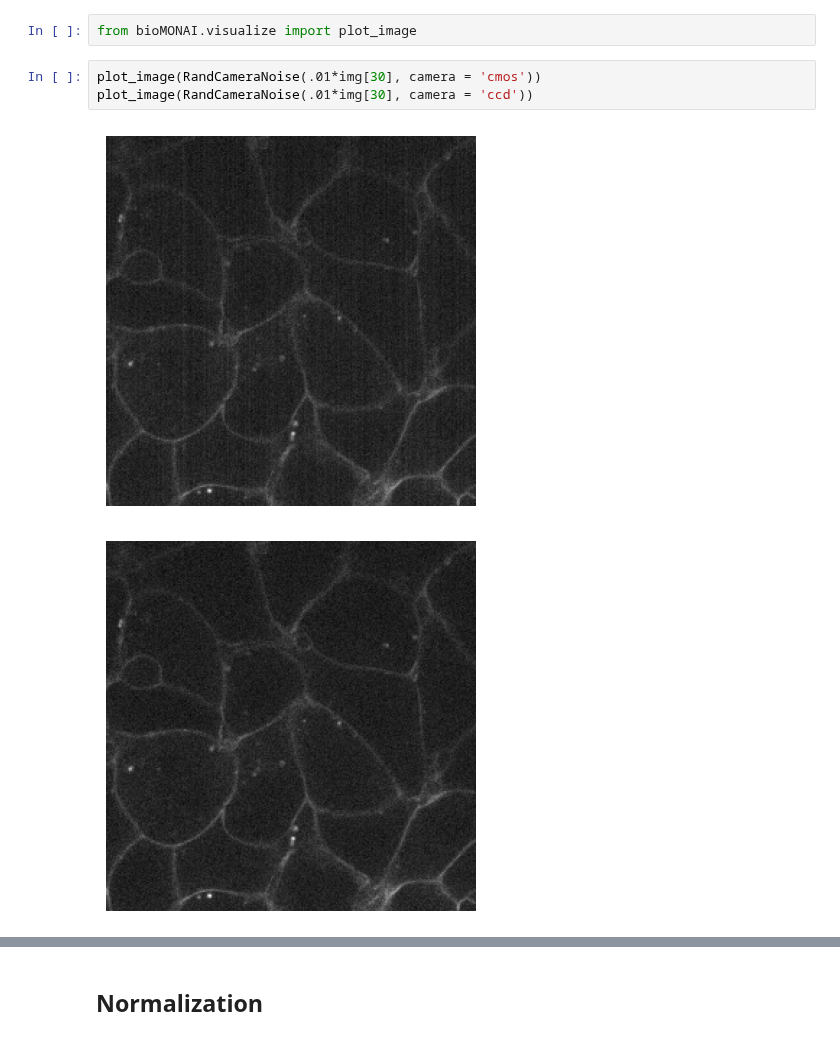
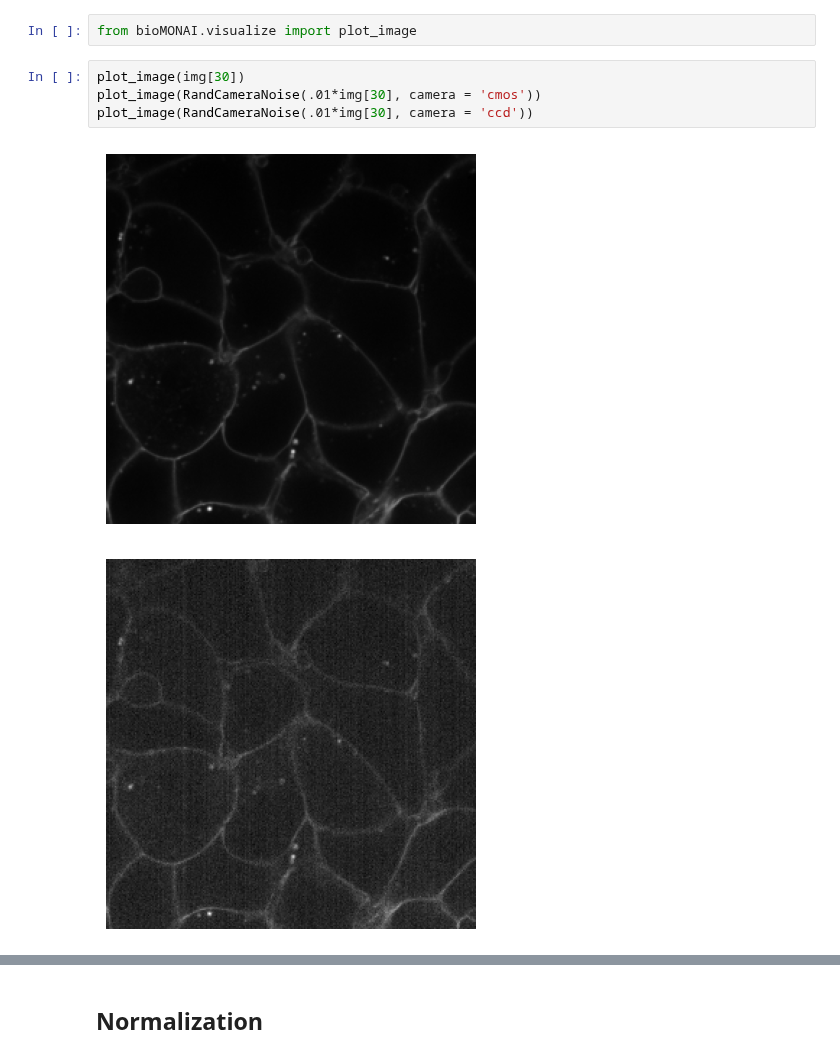
Before and after one commit to bmandracchia/bioMONAI, a Jupyter notebook: nbs/05_transforms.ipynb, the cells around one changed output, grey strips where cells are left out. Saved outputs shown, nothing was run; the diff lists cells and outputs as text.

```diff
--- a/nbs/05_transforms.ipynb
+++ b/nbs/05_transforms.ipynb
@@ -135,8 +136,9 @@ def RandCameraNoise(input_image, qe=0.7, gain=2, exp_time=0.1, dark_current=0.06
 # %%
 from bioMONAI.visualize import plot_image
 # %%
+plot_image(img[30])
 plot_image(RandCameraNoise(.01*img[30], camera = 'cmos'))
 plot_image(RandCameraNoise(.01*img[30], camera = 'ccd'))
 # %% [output]
-[figure, old version]
+[figure, new version]
 [figure]
```
Also changed, not shown: parts of 2 cells of this notebook, 22 other files.
